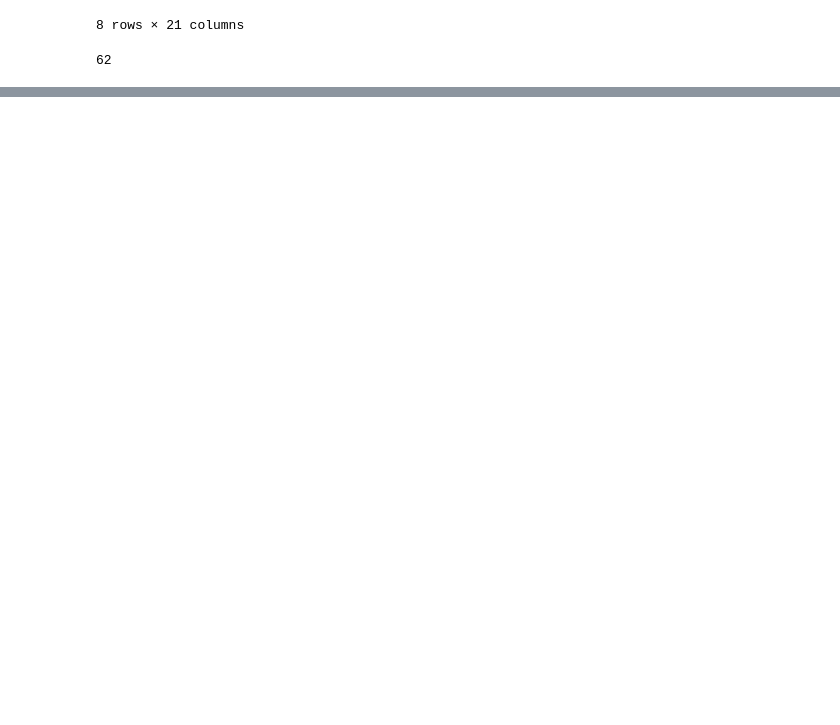
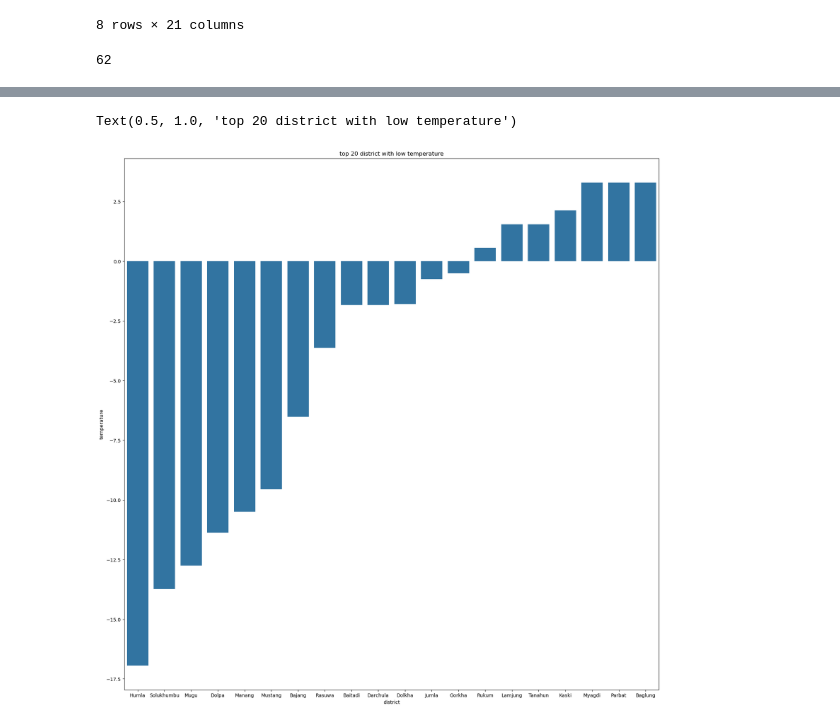
Before and after one commit to sanjip1203/nepal-daily-climate, a Jupyter notebook: nepal_climate.ipynb, the cells around one changed output, grey strips where cells are left out. Saved outputs shown, nothing was run; the diff lists cells and outputs as text; code cells hidden in the pictures; blank space fills up the shorter version.

```diff
--- a/nepal_climate.ipynb
+++ b/nepal_climate.ipynb
@@ -90,0 +225,4 @@ len(df.District.value_counts())
+# %%
+## group districts low temperature
+low_temperature_district  = df.groupby('District')['MaxTemp_2m'].min().sort_values().head(20)
+low_temperature_district
@@ -90,0 +247,9 @@ len(df.District.value_counts())
+# %%
+plt.figure(figsize=(20,20))
+sns.barplot(x=low_temperature_district.index,y=low_temperature_district.values)
+plt.xlabel("district")
+plt.ylabel("temperature")
+plt.title("top 20 district with low temperature")
+# %% [output]
+Text(0.5, 1.0, 'top 20 district with low temperature')
+[figure, added]
```
Also changed, not shown: parts of 12 cells of this notebook.
